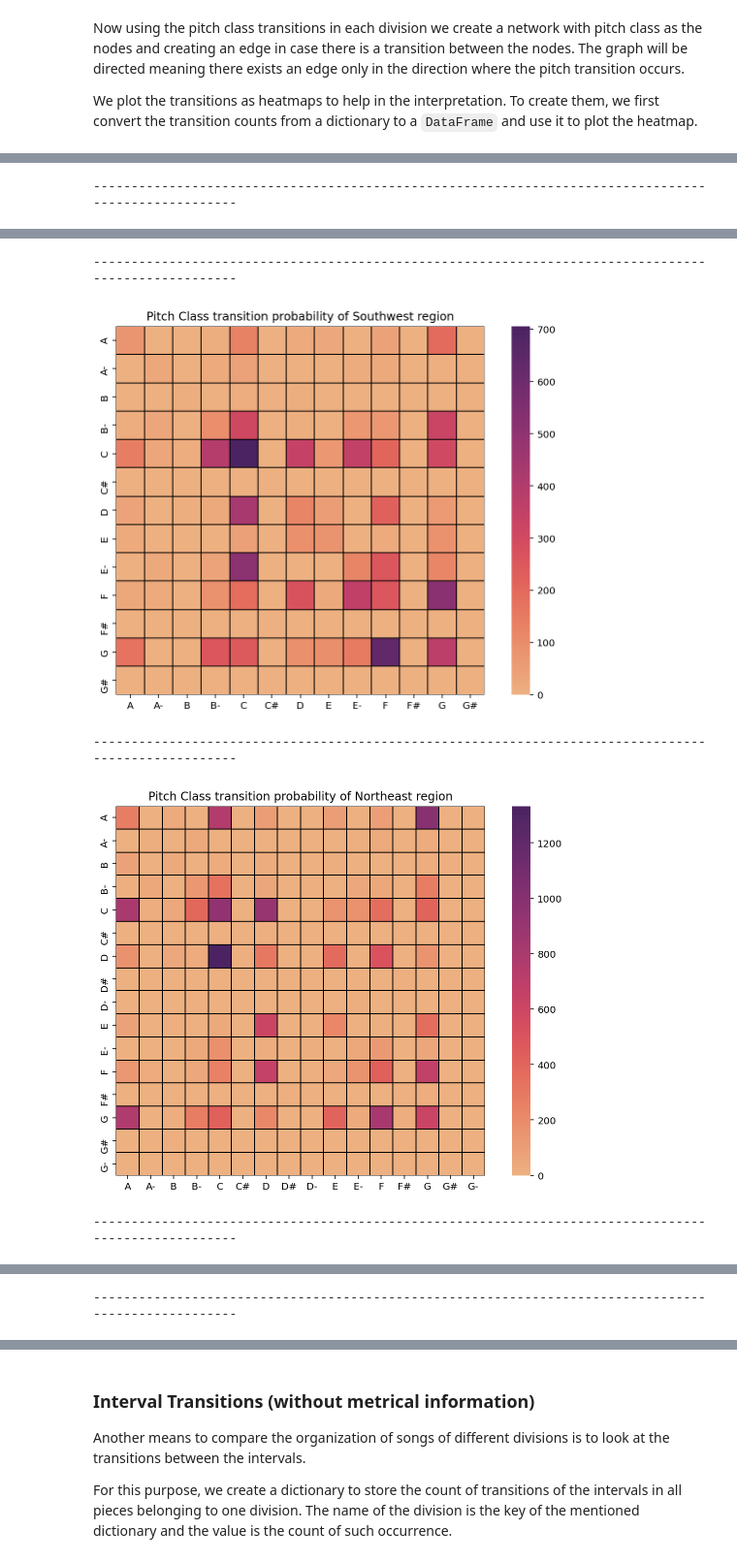
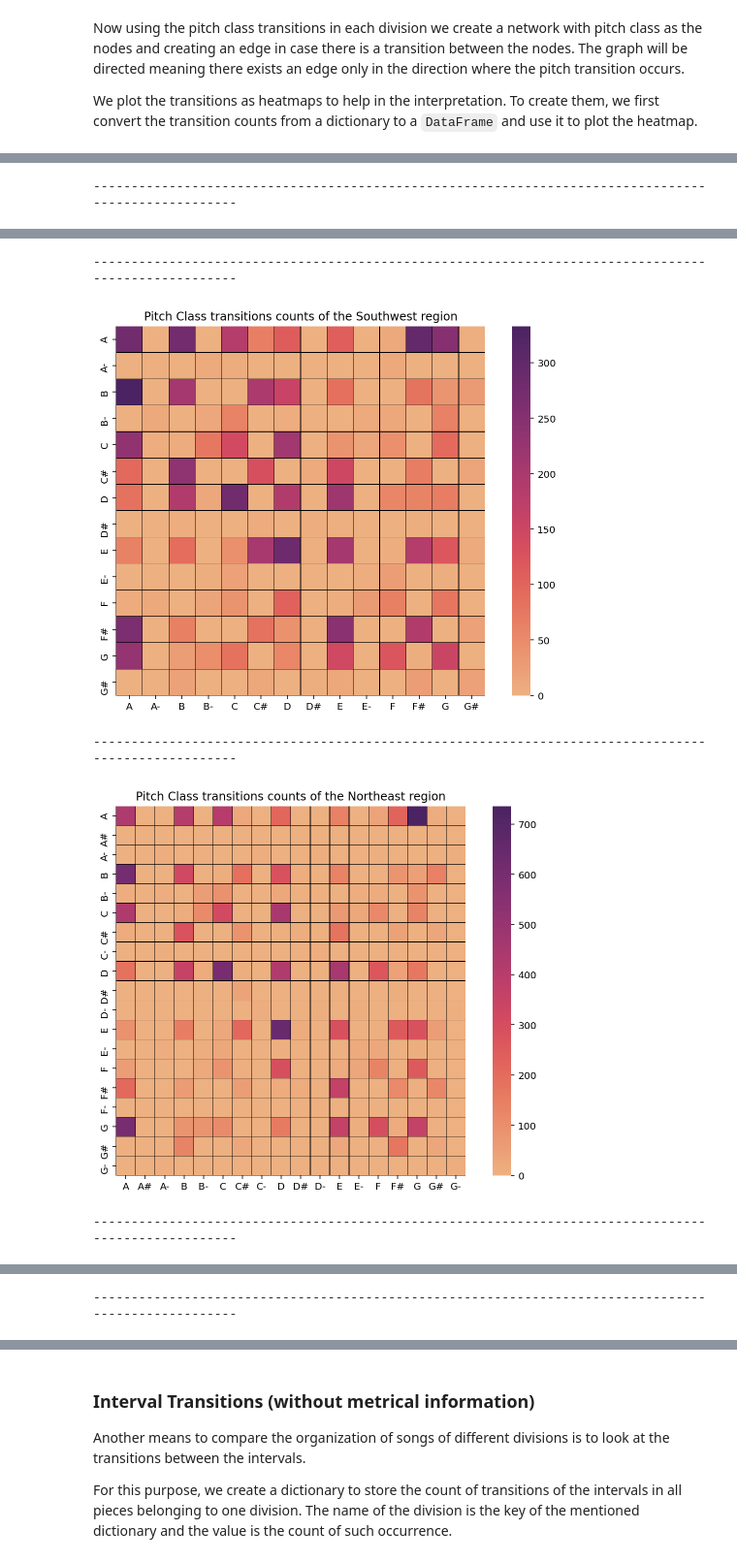
Before and after one commit to ravinitheshreddy/Digital-Musicology-Project, a Jupyter notebook: milestone3_ravi.ipynb, the cells around one changed output, grey strips where cells are left out. Shown at 97% size. Saved outputs shown, nothing was run; the diff lists cells and outputs as text; code cells hidden in the pictures.

Commit message:
Refactor plots, add metrical info, compute entropy

```diff
--- a/milestone3_ravi.ipynb
+++ b/milestone3_ravi.ipynb
@@ -27,4 +18,0 @@ environment.set('musescoreDirectPNGPath', MuseScore_PATH)
-# %%
-regions = ["han", "natmin", "shanxi", "xinhua"]
-# The manually annotated geographic divisions
-geo_divisions = ["Northwest", "Central", "Southwest", "Northeast", "Jiangzhe", "Southeast", "Neimeng", "Jiang"]
@@ -70,4 +25,9 @@ we define our regional categories using the following map and call them geograph
 # %%
-CFS_full = pd.read_csv("./data/dataframes/cfs_full.csv", converters={'pitches': eval,'pitchclasses': eval,'pitches_transposed': eval,'pitchclasses_transposed': eval,'top5_after_transpose': eval})
+CFS_full = pd.read_csv("./data/dataframes/cfs_full.csv", converters={'pitches': eval,'pitchclasses': eval, 'intervals':eval, 'pitches_transposed': eval,'pitchclasses_transposed': eval,'top5_after_transpose': eval})
+CFS_full.beat_strengths = CFS_full.beat_strengths.apply(string_to_float_list)
+CFS_full.durations = CFS_full.durations.apply(string_to_float_list)
+print(len(CFS_full))
+CFS_full = CFS_full.dropna()
+print(len(CFS_full))
 CFS_full.head()
 # %% [output]
@@ -174,20 +150,3 @@ These results once again go against our hypothesis. However, the singular exampl
 In our research questions, we were particularly interested in the organization of the piece around the central pitch. For that reason, we transposed all pieces to C relatively to their tonic. Analyzing the pitches of these transposed scores reveals information about the use of scale degrees.
 
 As a first analysis, we plot the distribution of use of scale degrees by simply counting them. Note that for simplicity, instead of labeling the plots with scale degrees, they are simply labeled with their pitch class relative to C. Therefore G is V, D is II, etc...
-# %%
-plt.rcParams["figure.figsize"] = (20, 10)
-fig, axarr = plt.subplots(2,4)
-
-region_scaledegree_transposed_counts = {}
-
-for gloc, ax in zip(region_scaledegree_transposed_stat, axarr.flat):
-
-    counter = Counter(region_scaledegree_transposed_stat[gloc])
-    scaledegree_transposed_fractions = {i:counter[i] / len(region_scaledegree_transposed_stat[gloc]) for i in counter}
-#     scaledegree_transposed_fractions = {i:counter[i] for i in counter}
-    scaledegree_transposed_fractions = {**scaledegree_defcount, **scaledegree_transposed_fractions}
-    region_scaledegree_transposed_counts[gloc] = sorted(scaledegree_transposed_fractions.items(), key=lambda pair: -pair[1])
-    x, y = zip(*region_scaledegree_transposed_counts[gloc])
-    ax.bar(x, y, color='black')
-    ax.set_yscale('log')
-    ax.set_title("Pitchclass Stats of {} region pieces \nafter transposing to C".format(gloc))
@@ -246,6 +166,20 @@ for gloc in tqdm(music_data):
 Now using the pitch class transitions in each division we create a network with pitch class as the nodes and creating an edge in case there is a transition between the nodes. The graph will be directed meaning there exists an edge only in the direction where the pitch transition occurs.
 
 We plot the transitions as heatmaps to help in the interpretation. To create them, we first convert the transition counts from a dictionary to a `DataFrame` and use it to plot the heatmap.
+# %%
+pitchclass_transition = {geo_region: {} for geo_region in geo_divisions}
+for index, row in CFS_full.iterrows():
+    prev_pitchclass = None
+    region = row["geo_division"]
+    for pitchclass in row["pitchclasses"]:
+        if prev_pitchclass is not None:
+            if prev_pitchclass not in pitchclass_transition[region]:
+                pitchclass_transition[region][prev_pitchclass] = {}
+            if pitchclass not in  pitchclass_transition[region][prev_pitchclass]:
+                pitchclass_transition[region][prev_pitchclass][pitchclass] = 1
+            else:
+                pitchclass_transition[region][prev_pitchclass][pitchclass] += 1
+        prev_pitchclass = pitchclass
 # %%
 def sort_dict(item):
     # function to sort a nested dictionary based on key
@@ -263,7 +197,7 @@ for gloc in geo_divisions:
 
     ax1 = sns.heatmap(gloc_matrix, cmap= colormap, square=True, linecolor='black', linewidths=0.1, vmin=0)
     axes = ax1
-    ax1.set_title("Pitch Class transition probability of {} region".format(gloc))
+    ax1.set_title("Pitch Class transitions counts of the {} region".format(gloc))
     plt.show()
 
     print("--"*50)
@@ -274,5 +208,5 @@ for gloc in geo_divisions:
 ----------------------------------------------------------------------------------------------------
-[figure, old version]
+[figure, new version]
 ----------------------------------------------------------------------------------------------------
-[figure, old version]
+[figure, new version]
 ----------------------------------------------------------------------------------------------------
```
Also changed, not shown: parts of 46 cells of this notebook, 1 other file.
